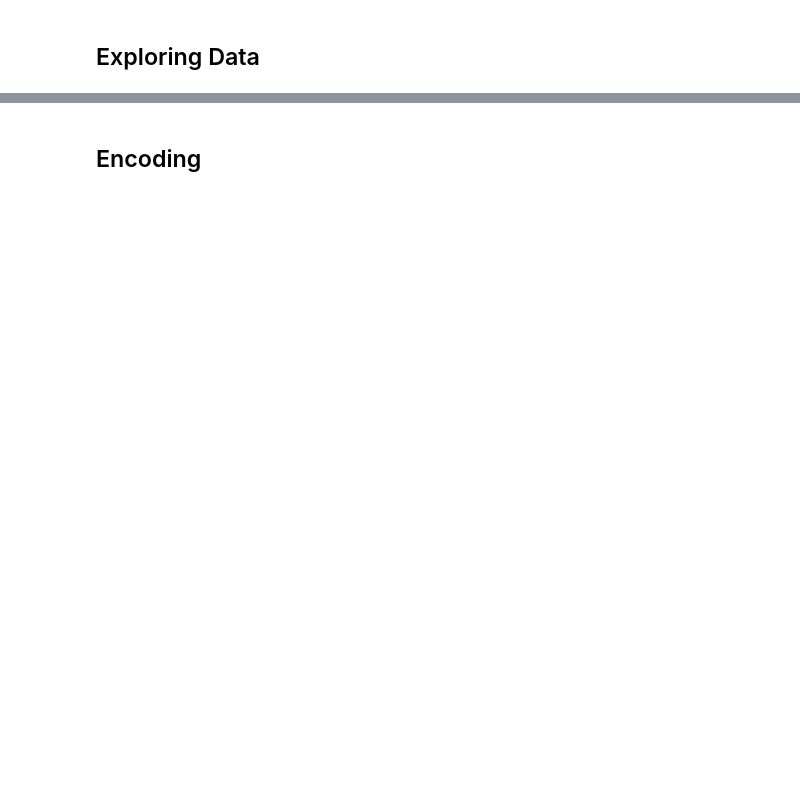
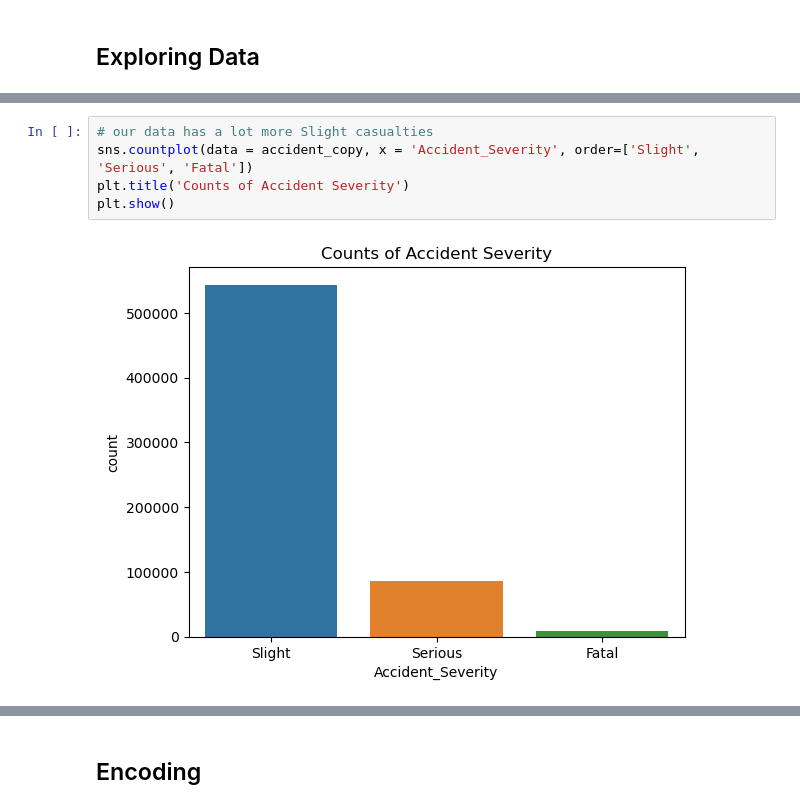
Before and after one commit to lukelin15/DSC148-Proj, a Jupyter notebook: Data_Cleaning_and_EDA.ipynb, the cells around one changed output, grey strips where cells are left out. Saved outputs shown, nothing was run; the diff lists cells and outputs as text; blank space fills up the shorter version.

```diff
--- a/Data_Cleaning_and_EDA.ipynb
+++ b/Data_Cleaning_and_EDA.ipynb
@@ -201,0 +181,7 @@ plt.show()
+# %%
+# our data has a lot more Slight casualties
+sns.countplot(data = accident_copy, x = 'Accident_Severity', order=['Slight', 'Serious', 'Fatal'])
+plt.title('Counts of Accident Severity')
+plt.show()
+# %% [output]
+[figure, added]
```
Also changed, not shown: parts of 19 cells of this notebook.
